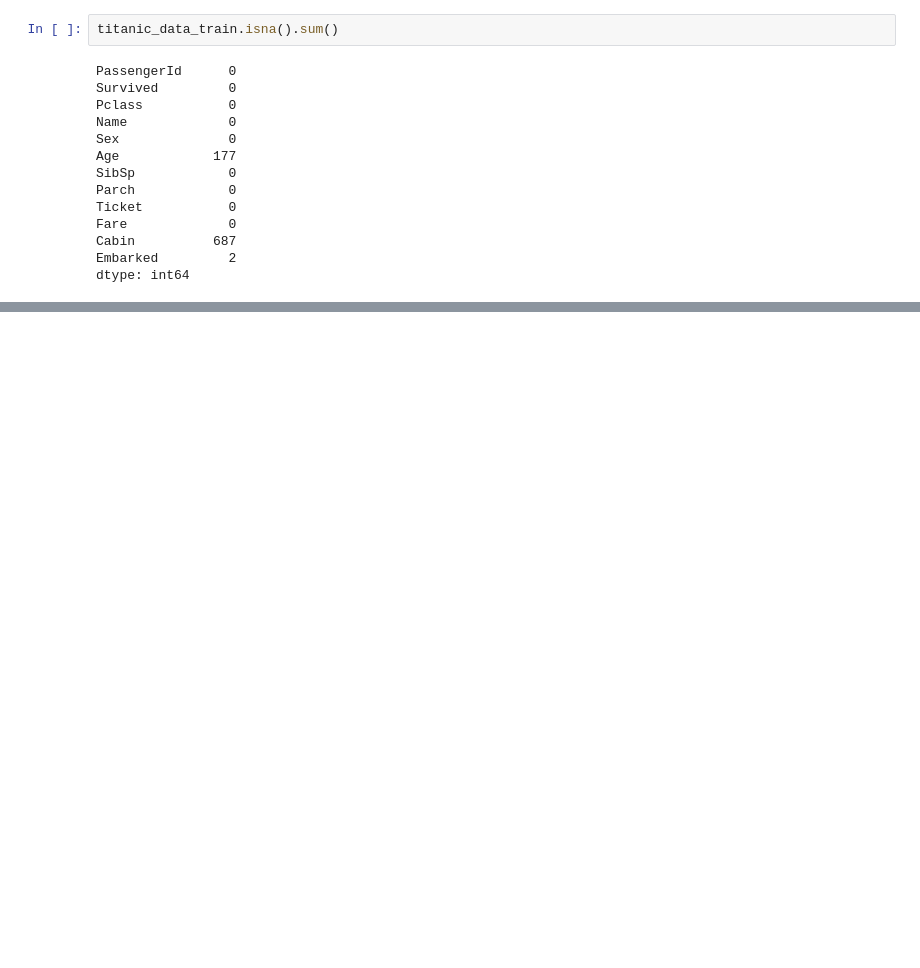
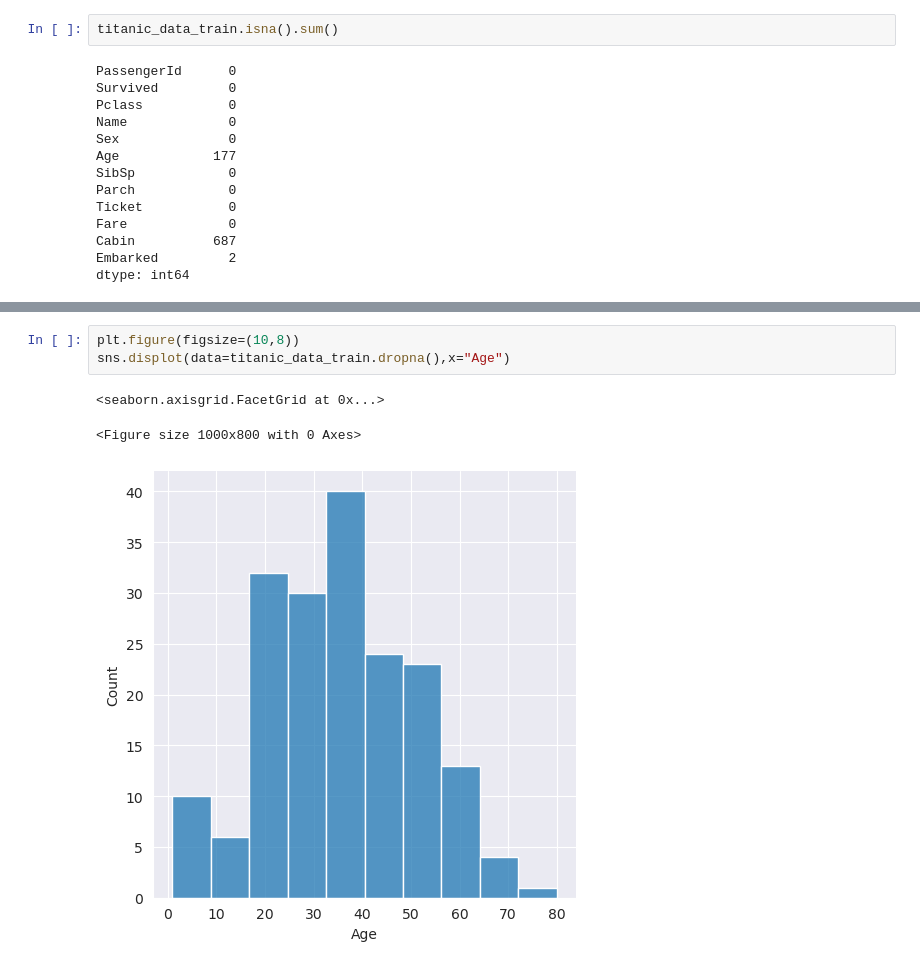
Before and after one commit to azhermurad/machine_learning_with_python, a Jupyter notebook: Logistic Regrssion/logistic_regression_titanic.ipynb, the cells around one changed output, grey strips where cells are left out. Saved outputs shown, nothing was run; the diff lists cells and outputs as text; blank space fills up the shorter version.

```diff
--- a/Logistic Regrssion/logistic_regression_titanic.ipynb
+++ b/Logistic Regrssion/logistic_regression_titanic.ipynb
@@ -97,0 +104,7 @@ sns.countplot(data=titanic_data_train,x="Survived")
+# %%
+plt.figure(figsize=(10,8))
+sns.displot(data=titanic_data_train.dropna(),x="Age")
+# %% [output]
+<seaborn.axisgrid.FacetGrid at 0x...>
+<Figure size 1000x800 with 0 Axes>
+[figure, added]
```
Also changed, not shown: parts of 18 cells of this notebook.
